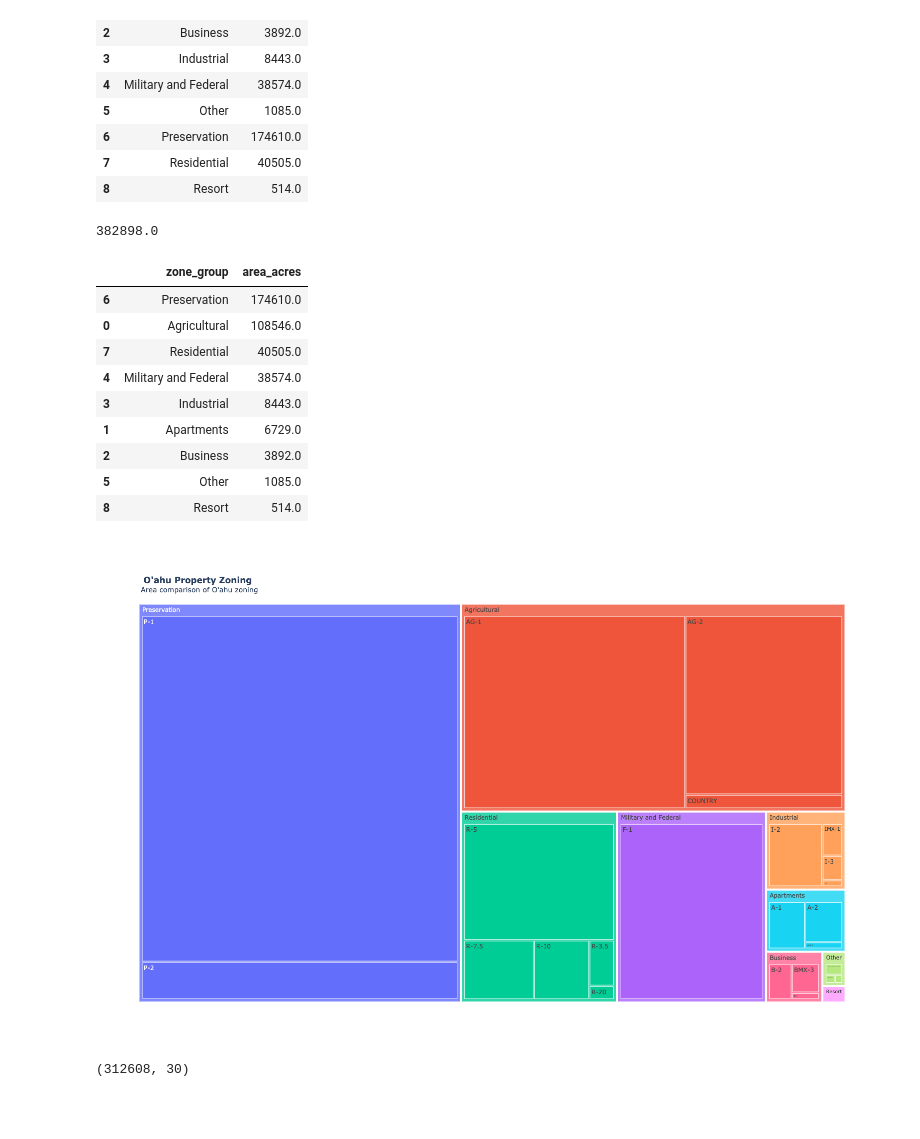
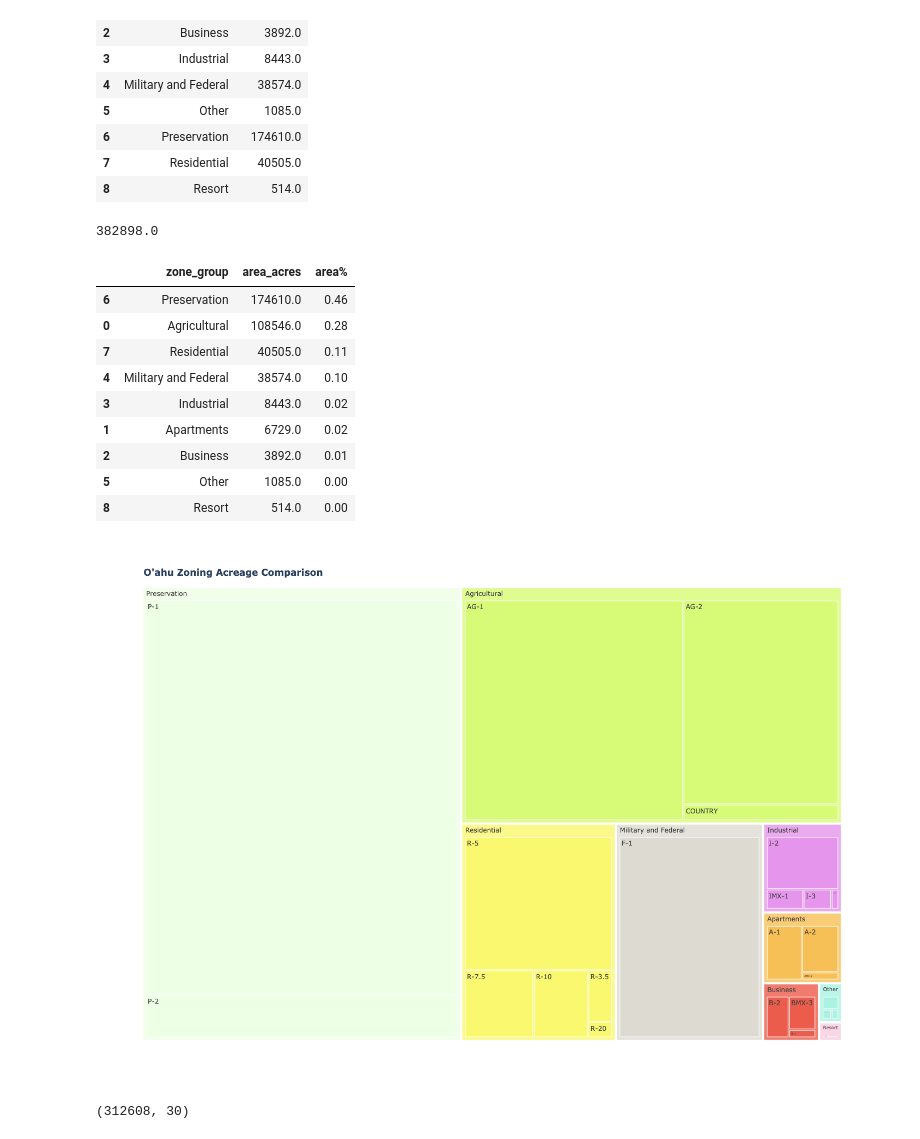
Before and after one commit to micahks/Who-Own-s-Oahu, a Jupyter notebook: Unit 1 Build.ipynb, the cells around one changed output. Saved outputs shown, nothing was run; the diff lists cells and outputs as text; code cells hidden in the pictures; blank space fills up the shorter version.

```diff
--- a/Unit 1 Build.ipynb
+++ b/Unit 1 Build.ipynb
@@ -101,49 +114,41 @@ zone_group = zone_group.sort_values('area_acres', ascending=False).head(25)
 
 print(zone_group['area_acres'].sum())
 
+zone_group['area%'] = round((zone_group['area_acres']/zone_group['area_acres'].sum()),2)
+
 zone_group
 # %% [output]
 382898.0
-|  | zone_group | area_acres |
-| 6 | Preservation | 174610.0 |
-| 0 | Agricultural | 108546.0 |
-| 7 | Residential | 40505.0 |
-| 4 | Military and Federal | 38574.0 |
-| 3 | Industrial | 8443.0 |
-| 1 | Apartments | 6729.0 |
-| 2 | Business | 3892.0 |
-| 5 | Other | 1085.0 |
-| 8 | Resort | 514.0 |
+|  | zone_group | area_acres | area% |
+| 6 | Preservation | 174610.0 | 0.46 |
+| 0 | Agricultural | 108546.0 | 0.28 |
+| 7 | Residential | 40505.0 | 0.11 |
+| 4 | Military and Federal | 38574.0 | 0.10 |
+| 3 | Industrial | 8443.0 | 0.02 |
+| 1 | Apartments | 6729.0 | 0.02 |
+| 2 | Business | 3892.0 | 0.01 |
+| 5 | Other | 1085.0 | 0.00 |
+| 8 | Resort | 514.0 | 0.00 |
 # %%
 import plotly.express as px
 fig = px.treemap(zone_acres,
                  path=['zone_group', 'zoning_label'],
                  values='area_acres',
-                 color_discrete_sequence=['#D60000', '#FFD500', '#007C35', '#026ECE',
-                                          '#D60000', '#FFD500', '#007C35', '#026ECE', '#D60000'])
+                 color_discrete_sequence=['#EDFFE5', '#D8FB77', '#F9F86F', '#DDDBD1', '#E596EC', '#F7C057', '#EC5C4C', '#AAF2E2', '#FACCE0'])
 
 
 
-fig.layout=go.Layout(
-        annotations=[
-            go.layout.Annotation(
-                text="Area comparison of O'ahu zoning",
-                showarrow=False,
-                x=0.005,
-                y=1.02,
-                font=dict(
-                size=14))]
-)
-
-fig.update_layout(title_text ="<b>O'ahu Property Zoning</b>",
-                  title_x=0.06, title_y=.93,
+fig.update_layout(title_text ="<b>O'ahu Zoning Acreage Comparison</b>",
+                  title_x=0.06, title_y=.95,
                   width=1500,
                   height=1000
                  )
 
+
+
 fig.show()
 # %% [output]
-[figure, old version]
+[figure, new version]
 # %%
 #import parcel owner information for city and county of Honolulu
 
```
Also changed, not shown: parts of 6 cells of this notebook.
